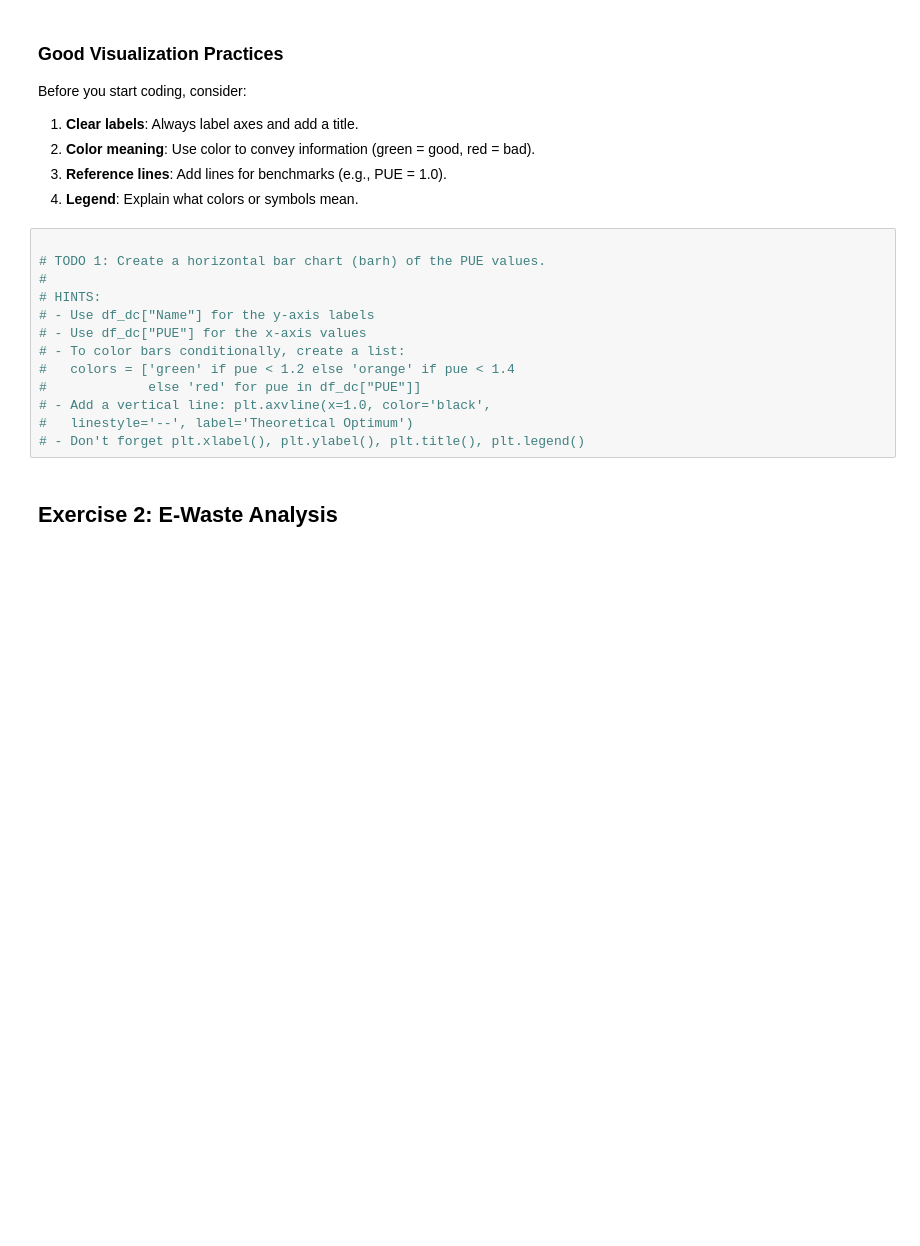
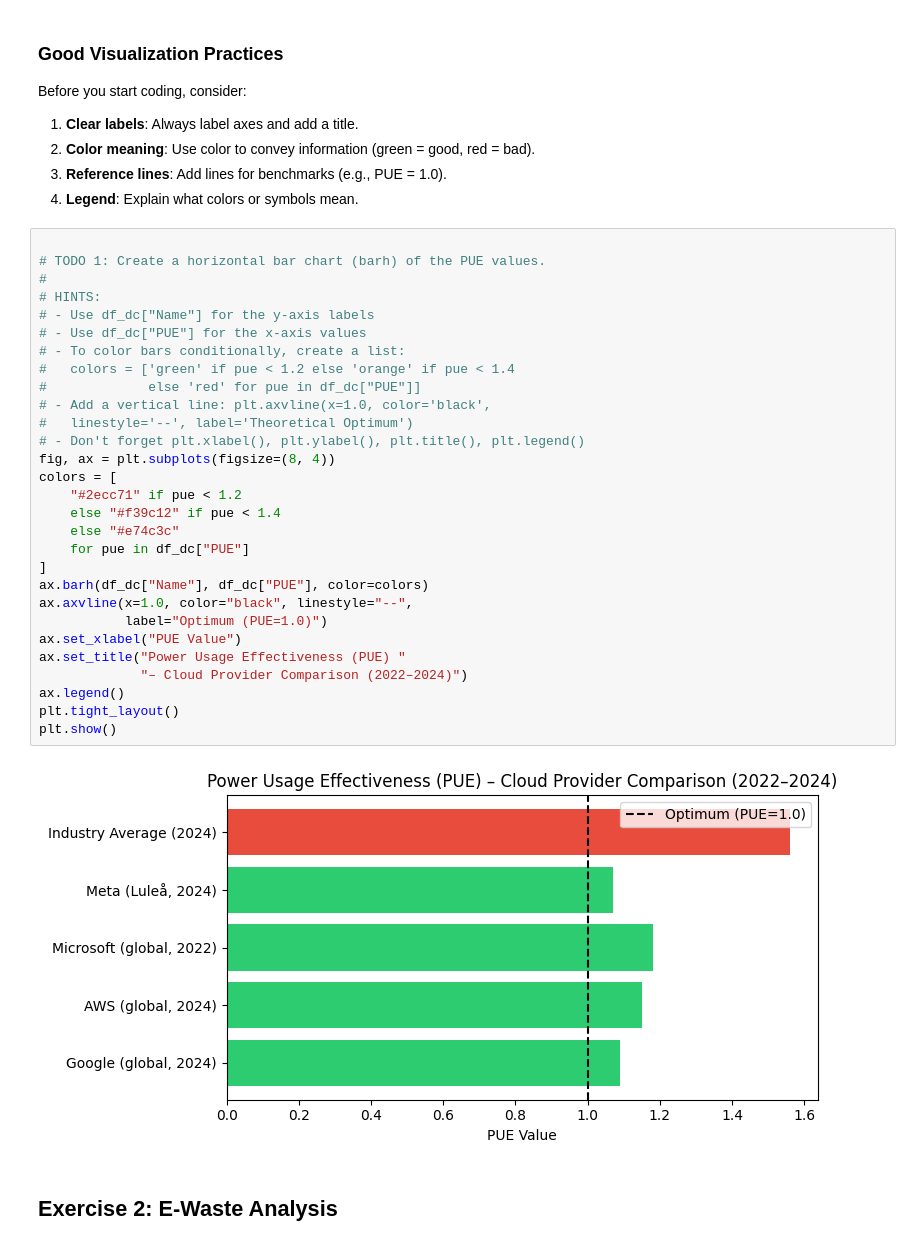
Before and after one commit to SkriptenMk/I_eW_24-28, a Jupyter notebook: files/lektionen_fs26/260218_green_it_ex/green_it.ipynb, the cells around one changed output. Saved outputs shown, nothing was run; the diff lists cells and outputs as text; blank space fills up the shorter version.

```diff
--- a/files/lektionen_fs26/260218_green_it_ex/green_it.ipynb
+++ b/files/lektionen_fs26/260218_green_it_ex/green_it.ipynb
@@ -56,16 +56,34 @@ Before you start coding, consider:
 # %%
 
 # TODO 1: Create a horizontal bar chart (barh) of the PUE values.
 #
 # HINTS:
 # - Use df_dc["Name"] for the y-axis labels
 # - Use df_dc["PUE"] for the x-axis values
 # - To color bars conditionally, create a list:
 #   colors = ['green' if pue < 1.2 else 'orange' if pue < 1.4
 #             else 'red' for pue in df_dc["PUE"]]
 # - Add a vertical line: plt.axvline(x=1.0, color='black',
 #   linestyle='--', label='Theoretical Optimum')
 # - Don't forget plt.xlabel(), plt.ylabel(), plt.title(), plt.legend()
+fig, ax = plt.subplots(figsize=(8, 4))
+colors = [
+    "#2ecc71" if pue < 1.2
+    else "#f39c12" if pue < 1.4
+    else "#e74c3c"
+    for pue in df_dc["PUE"]
+]
+ax.barh(df_dc["Name"], df_dc["PUE"], color=colors)
+ax.axvline(x=1.0, color="black", linestyle="--",
+           label="Optimum (PUE=1.0)")
+ax.set_xlabel("PUE Value")
+ax.set_title("Power Usage Effectiveness (PUE) "
+             "– Cloud Provider Comparison (2022–2024)")
+ax.legend()
+plt.tight_layout()
+plt.show()
+# %% [output]
+[figure, added]
 # %% [markdown]
 ## Exercise 2: E-Waste Analysis
 # %%
```
Also changed, not shown: 2 other files.
